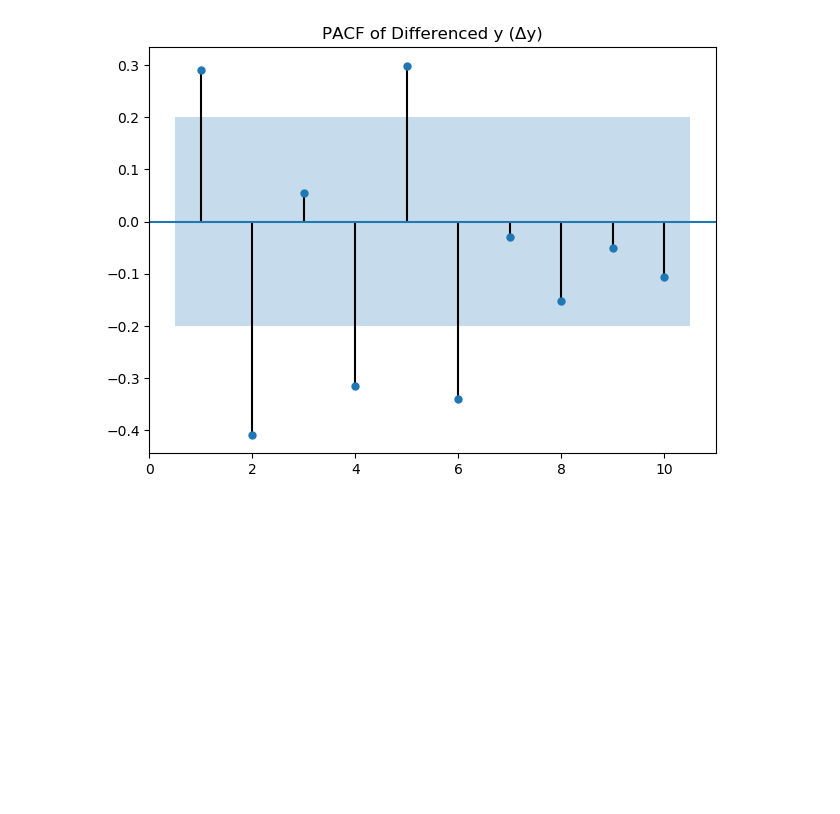
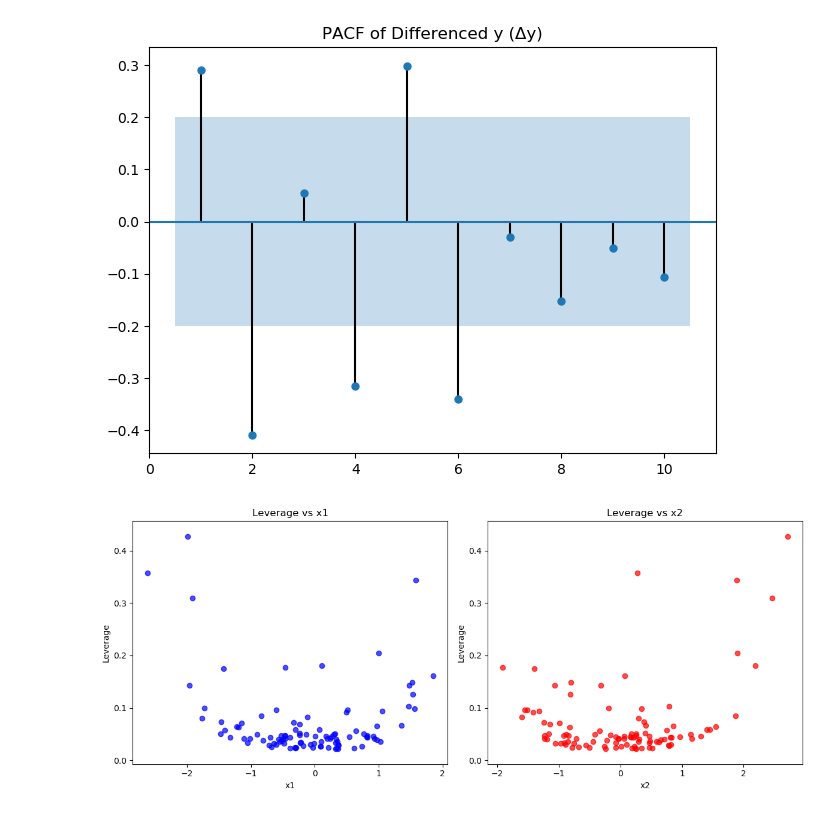
Before and after one commit to pmrai/gpt_share, a Jupyter notebook: differencing_test.ipynb, the cells around one changed output. Saved outputs shown, nothing was run; the diff lists cells and outputs as text; code cells hidden in the pictures; blank space fills up the shorter version.

```diff
--- a/differencing_test.ipynb
+++ b/differencing_test.ipynb
@@ -427,23 +434,62 @@ plt.show()
 # %%
 from IPython.display import display, Math
 # %%
-From Numbers to Vision: Using Generative AI to Visualize Progressive Asset Degradation
-1. Importance of the Problem
-Across industries, asset degradation—from mechanical wear and corrosion to fouling and fatigue—is a leading cause of performance loss, efficiency decline, and unexpected failures. While industrial systems increasingly monitor degradation using sensor data and condition indicators, these metrics are often abstract (e.g., vibration levels, resistance, pressure drop) and difficult for operators or stakeholders to intuitively interpret. This creates a communication and decision-making gap: quantitative data exists, but it lacks visual context or a tangible link to real-world degradation. Bridging this gap is crucial for improving maintenance planning, asset health visibility, and operator training.
+import numpy as np
+import pandas as pd
+import matplotlib.pyplot as plt
+import statsmodels.api as sm
 
-2. How This Solution Solves the Problem
-We present a rule-based, Generative AI-powered visualization framework for mapping degradation indicators over time to progressive visual representations of asset health. The solution takes as input a monotonically increasing degradation metric and normalizes it over a 0–1 scale. Based on user-defined rules, the value is classified into severity levels (e.g., healthy, mildly degraded, moderately degraded, severely degraded). Each level is linked to a representative image generated using text-to-image Generative AI tools (e.g., DALL·E) that visually simulate the degradation state.
+# Data generation
+np.random.seed(42)
+T = 100
+t = np.arange(T)
+x1 = np.random.normal(0, 1, T)
+x2 = np.random.normal(0, 1, T)
 
-This approach is:
+intercept = 5.0
+beta1, beta2 = 2.0, -1.5
+beta3, beta4, beta5 = 3.0, 1.2, -0.8
+delta = 0.4
+phi = 0.6
 
-Model-free (no need for labeled training data),
+# Autoregressive y
+y = np.zeros(T)
+eps = np.random.normal(0, 1, T)
+y[0] = (
+    intercept + beta1 * x1[0] + beta2 * x2[0] + beta3 * x1[0] * x2[0] +
+    beta4 * x1[0]**2 + beta5 * x2[0]**2 + delta * t[0] + eps[0]
+)
+for i in range(1, T):
+    y[i] = (
+        intercept + beta1 * x1[i] + beta2 * x2[i] + beta3 * x1[i] * x2[i] +
+        beta4 * x1[i]**2 + beta5 * x2[i]**2 + delta * t[i] +
+        phi * y[i - 1] + eps[i]
+)
 
-Highly interpretable (clear mapping from indicator to image),
+# DataFrame
+df = pd.DataFrame({'x1': x1, 'x2': x2, 'y': y})
 
-Domain-flexible (applicable to a range of asset types),
-and can be embedded in real-time dashboards or digital twins for visualization.
+# Fit linear regression (ignoring AR structure for leverage computation)
+X = sm.add_constant(np.column_stack((x1, x2, x1 * x2, x1**2, x2**2, t)))
+model = sm.OLS(y, X).fit()
+influence = model.get_influence()
+leverage = influence.hat_matrix_diag
 
-3. Use Case: Visualizing Fouling in Heat Exchangers
-To demonstrate the method, we apply it to the case of heat exchanger fouling, where fouling buildup reduces heat transfer and increases pressure drop. We use a time series of a monotonically increasing fouling indicator (e.g., thermal resistance) as input. This value is mapped into five severity categories: Clean, Light, Moderate, Heavy, and Severe Fouling. Each stage is linked to a realistic image of a heat exchanger tube sheet generated using Generative AI tools, showing progressively worsening fouling.
+df['leverage'] = leverage
 
-This produces an intuitive, time-aware visualization of how the asset degrades—offering engineers and operators an immediate visual understanding of current fouling state based on a single metric
+# Plot leverage vs x1, x2
+fig, axs = plt.subplots(1, 2, figsize=(12, 5))
+axs[0].scatter(df['x1'], df['leverage'], color='blue', alpha=0.7)
+axs[0].set_title("Leverage vs x1")
+axs[0].set_xlabel("x1")
+axs[0].set_ylabel("Leverage")
+
+axs[1].scatter(df['x2'], df['leverage'], color='red', alpha=0.7)
+axs[1].set_title("Leverage vs x2")
+axs[1].set_xlabel("x2")
+axs[1].set_ylabel("Leverage")
+
+plt.tight_layout()
+plt.show()
+# %% [output]
+[figure, added]
```
Also changed, not shown: parts of 11 cells of this notebook.
